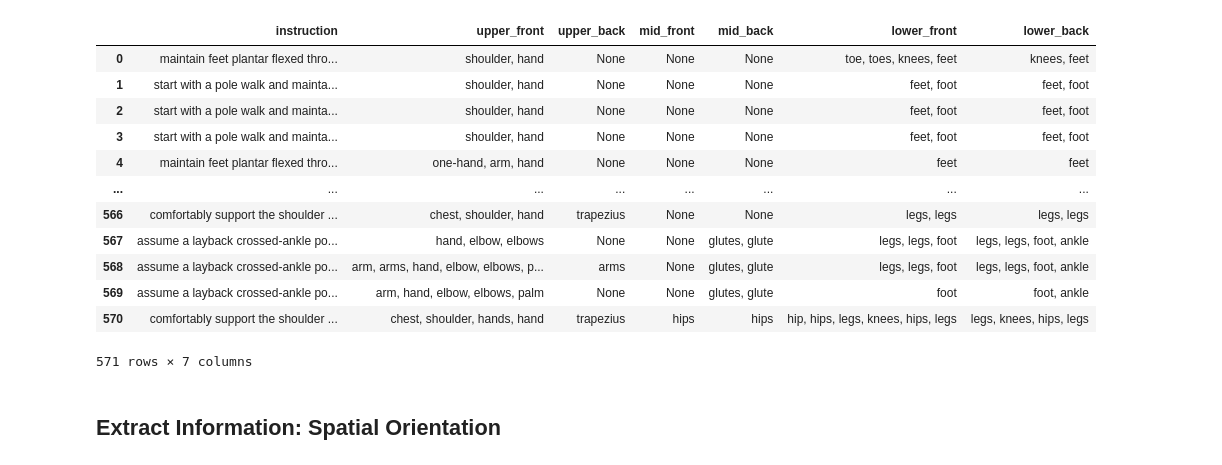
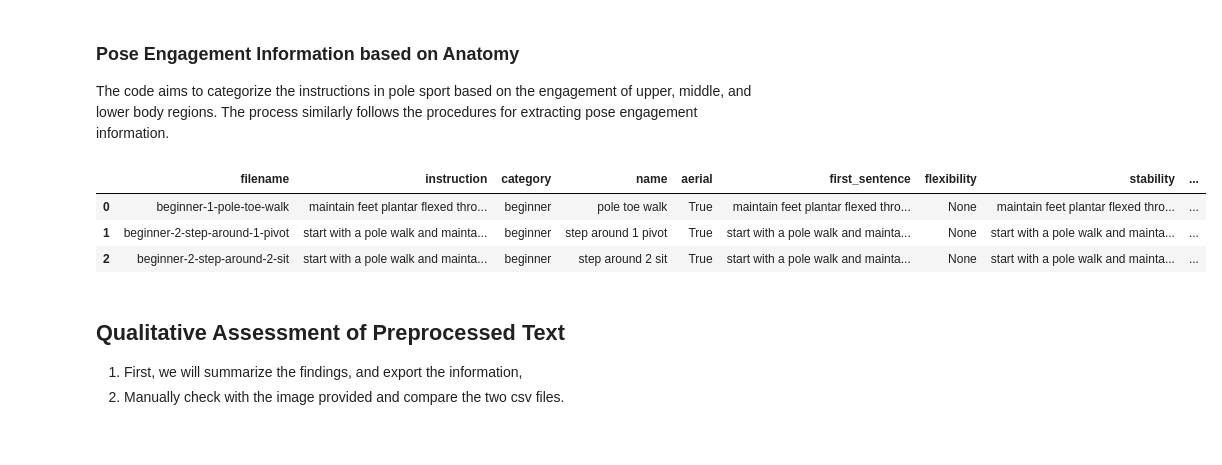
Before and after one commit to kayesokua/pole-dance-ai, a Jupyter notebook: 01_preprocessing_text.ipynb, the cells around one changed output. Saved outputs shown, nothing was run; the diff lists cells and outputs as text; code cells hidden in the pictures.

```diff
--- a/01_preprocessing_text.ipynb
+++ b/01_preprocessing_text.ipynb
@@ -28,0 +36,9 @@ We extracted categories from the same source book:
+# %%
+df = masterlist.copy()
+df = df[['filename','instruction']]
+
+pattern = r"(?P<category>\w+)-\d+-(?P<pole_name>.+)"
+df[['category', 'name']] = df['filename'].str.extract(pattern)
+df['name'] = df['name'].str.replace('-', ' ', regex=False)
+
+df
@@ -28,0 +67,11 @@ We extracted categories from the same source book:
+# %%
+categories_sourcebook = df['category'].unique().tolist()
+print("unique categories from sourcebook:", categories_sourcebook)
+
+categories_aerial =  categories['aerial'].unique()
+categories_aerial =  categories['aerial'].dropna().tolist()
+print("keywords suggesting aerial:", categories_aerial)
+
+categories_floorwork =  categories['floorwork'].unique()
+categories_floorwork =  categories['floorwork'].dropna().tolist()
+print("keywords suggesting floor:", categories_floorwork)
@@ -31,39 +185,22 @@ We extracted categories from the same source book:
+# %% [markdown]
+### Pose Engagement Information based on Anatomy
+
+The code aims to categorize the instructions in pole sport based on the engagement of upper, middle, and lower body regions. The process similarly follows the procedures for extracting pose engagement information.
 # %%
-df = masterlist.copy()
+df4 = df3.copy()
 
-upper_front = categories['upper_front'].dropna().tolist()
-upper_back = categories['upper_back'].dropna().tolist()
-mid_front = categories['mid front'].dropna().tolist()
-mid_back = categories['mid back'].dropna().tolist()
-lower_front = categories['lower front'].dropna().tolist()
-lower_back = categories['lower back'].dropna().tolist()
+df4['upper_region'] = df4['instruction'].apply(lambda instruction: categorize_instruction(instruction, upper_region_keywords))
+df4['middle_region'] = df4['instruction'].apply(lambda instruction: categorize_instruction(instruction, middle_region_keywords))
+df4['lower_region'] = df4['instruction'].apply(lambda instruction: categorize_instruction(instruction, lower_region_keywords))
 
-def categorize_instruction(instruction, body_parts):
-    instruction_lower = instruction.lower()
-    found_parts = [part for part in body_parts if part in instruction_lower]
-    return ', '.join(found_parts) if found_parts else None
-
-df['upper_front'] = df['instruction'].apply(lambda instr: categorize_instruction(instr, upper_front))
-df['upper_back'] = df['instruction'].apply(lambda instr: categorize_instruction(instr, upper_back))
-df['mid_front'] = df['instruction'].apply(lambda instr: categorize_instruction(instr, mid_front))
-df['mid_back'] = df['instruction'].apply(lambda instr: categorize_instruction(instr, mid_back))
-df['lower_front'] = df['instruction'].apply(lambda instr: categorize_instruction(instr, lower_front))
-df['lower_back'] = df['instruction'].apply(lambda instr: categorize_instruction(instr, lower_back))
-
-df[['instruction','upper_front','upper_back','mid_front','mid_back','lower_front','lower_back']]
+df4.head(3)
 # %% [output]
-|  | instruction | upper_front | upper_back | mid_front | mid_back | lower_front | lower_back |
-| 0 | maintain feet plantar flexed thro... | shoulder, hand | None | None | None | toe, toes, knees, feet | knees, feet |
-| 1 | start with a pole walk and mainta... | shoulder, hand | None | None | None | feet, foot | feet, foot |
-| 2 | start with a pole walk and mainta... | shoulder, hand | None | None | None | feet, foot | feet, foot |
-| 3 | start with a pole walk and mainta... | shoulder, hand | None | None | None | feet, foot | feet, foot |
-| 4 | maintain feet plantar flexed thro... | one-hand, arm, hand | None | None | None | feet | feet |
-| ... | ... | ... | ... | ... | ... | ... | ... |
-| 566 | comfortably support the shoulder ... | chest, shoulder, hand | trapezius | None | None | legs, legs | legs, legs |
-| 567 | assume a layback crossed-ankle po... | hand, elbow, elbows | None | None | glutes, glute | legs, legs, foot | legs, legs, foot, ankle |
-| 568 | assume a layback crossed-ankle po... | arm, arms, hand, elbow, elbows, p... | arms | None | glutes, glute | legs, legs, foot | legs, legs, foot, ankle |
-| 569 | assume a layback crossed-ankle po... | arm, hand, elbow, elbows, palm | None | None | glutes, glute | foot | foot, ankle |
-| 570 | comfortably support the shoulder ... | chest, shoulder, hands, hand | trapezius | hips | hips | hip, hips, legs, knees, hips, legs | legs, knees, hips, legs |
+|  | filename | instruction | category | name | aerial | first_sentence | flexibility | stability | ... |
+| 0 | beginner-1-pole-toe-walk | maintain feet plantar flexed thro... | beginner | pole toe walk | True | maintain feet plantar flexed thro... | None | maintain feet plantar flexed thro... | ... |
+| 1 | beginner-2-step-around-1-pivot | start with a pole walk and mainta... | beginner | step around 1 pivot | True | start with a pole walk and mainta... | None | start with a pole walk and mainta... | ... |
+| 2 | beginner-2-step-around-2-sit | start with a pole walk and mainta... | beginner | step around 2 sit | True | start with a pole walk and mainta... | None | start with a pole walk and mainta... | ... |
-571 rows × 7 columns
-# %% [markdown]
-## Extract Information: Spatial Orientation
+# %% [markdown]
+## Qualitative Assessment of Preprocessed Text
+
+1. First, we will summarize the findings, and export the information,
+2. Manually check with the image provided and compare the two csv files.
```
Also changed, not shown: parts of 21 cells of this notebook, 14 other files.
